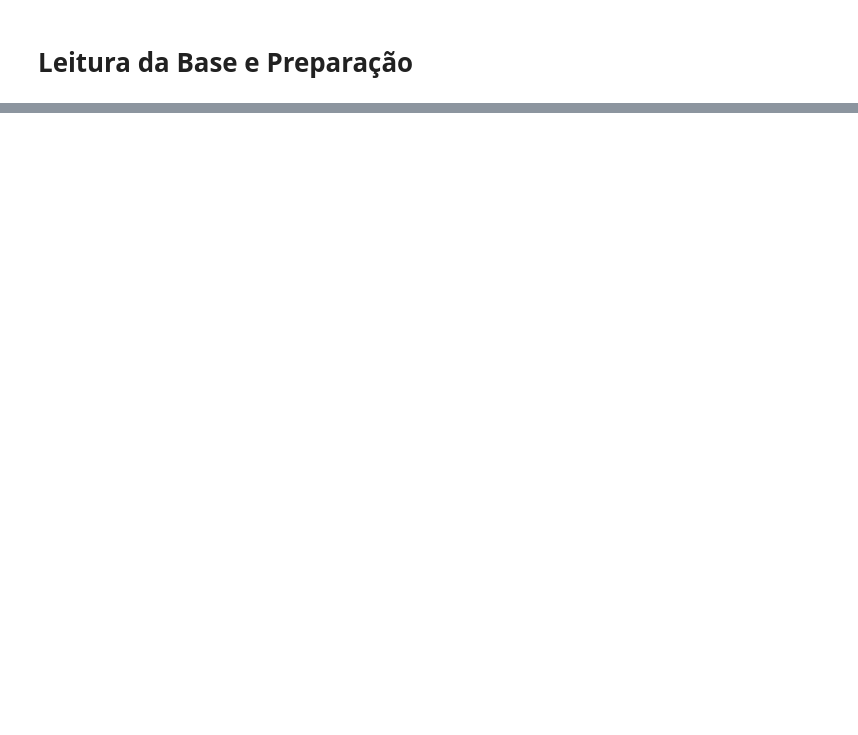
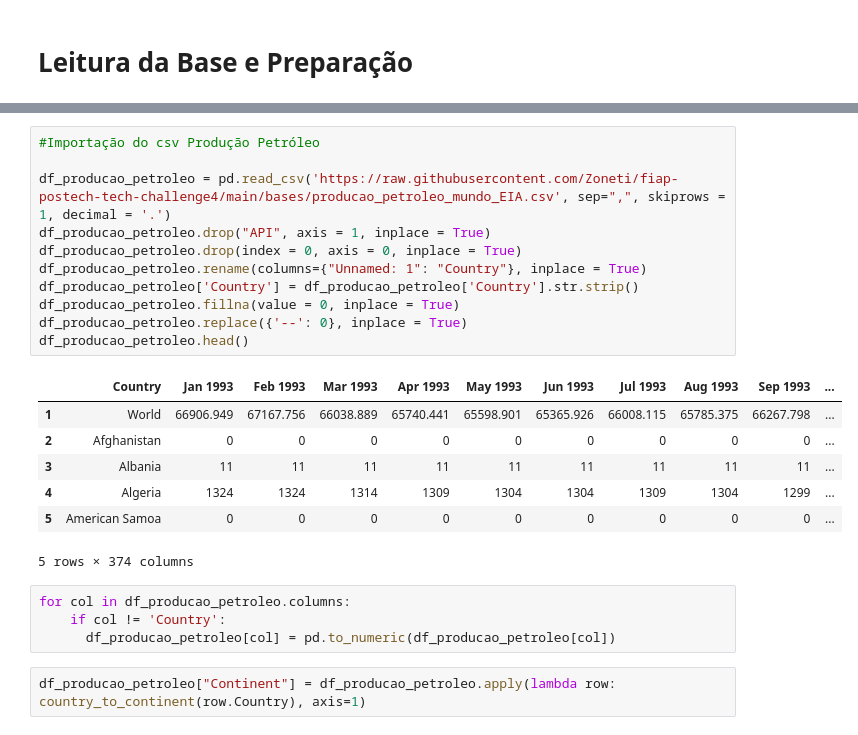
Before and after one commit to Zoneti/fiap-postech-tech-challenge4, a Jupyter notebook: Tech_Challeng_4.ipynb, the cells around one changed output, grey strips where cells are left out. Drawn from its saved outputs; the diff is of its cells as text; blank space fills up the shorter version.

Commit message:
Geração bases para o dashboard

```diff
--- a/Tech_Challeng_4.ipynb
+++ b/Tech_Challeng_4.ipynb
@@ -38,0 +166,25 @@ warnings.filterwarnings('ignore')
+# %%
+#Importação do csv Produção Petróleo
+
+df_producao_petroleo = pd.read_csv('https://raw.githubusercontent.com/Zoneti/fiap-postech-tech-challenge4/main/bases/producao_petroleo_mundo_EIA.csv', sep=",", skiprows = 1, decimal = '.')
+df_producao_petroleo.drop("API", axis = 1, inplace = True)
+df_producao_petroleo.drop(index = 0, axis = 0, inplace = True)
+df_producao_petroleo.rename(columns={"Unnamed: 1": "Country"}, inplace = True)
+df_producao_petroleo['Country'] = df_producao_petroleo['Country'].str.strip()
+df_producao_petroleo.fillna(value = 0, inplace = True)
+df_producao_petroleo.replace({'--': 0}, inplace = True)
+df_producao_petroleo.head()
+# %% [output]
+|  | Country | Jan 1993 | Feb 1993 | Mar 1993 | Apr 1993 | May 1993 | Jun 1993 | Jul 1993 | Aug 1993 | Sep 1993 | ... |
+| 1 | World | 66906.949 | 67167.756 | 66038.889 | 65740.441 | 65598.901 | 65365.926 | 66008.115 | 65785.375 | 66267.798 | ... |
+| 2 | Afghanistan | 0 | 0 | 0 | 0 | 0 | 0 | 0 | 0 | 0 | ... |
+| 3 | Albania | 11 | 11 | 11 | 11 | 11 | 11 | 11 | 11 | 11 | ... |
+| 4 | Algeria | 1324 | 1324 | 1314 | 1309 | 1304 | 1304 | 1309 | 1304 | 1299 | ... |
+| 5 | American Samoa | 0 | 0 | 0 | 0 | 0 | 0 | 0 | 0 | 0 | ... |
+5 rows × 374 columns
+# %%
+for col in df_producao_petroleo.columns:
+    if col != 'Country':
+      df_producao_petroleo[col] = pd.to_numeric(df_producao_petroleo[col])
+# %%
+df_producao_petroleo["Continent"] = df_producao_petroleo.apply(lambda row: country_to_continent(row.Country), axis=1)
```
Also changed, not shown: parts of 25 cells of this notebook.
